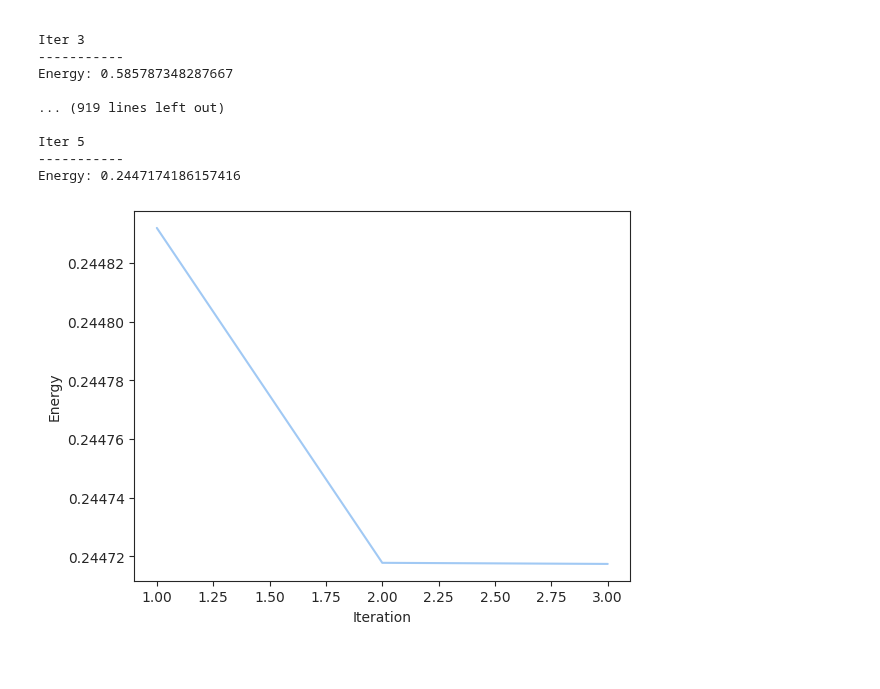
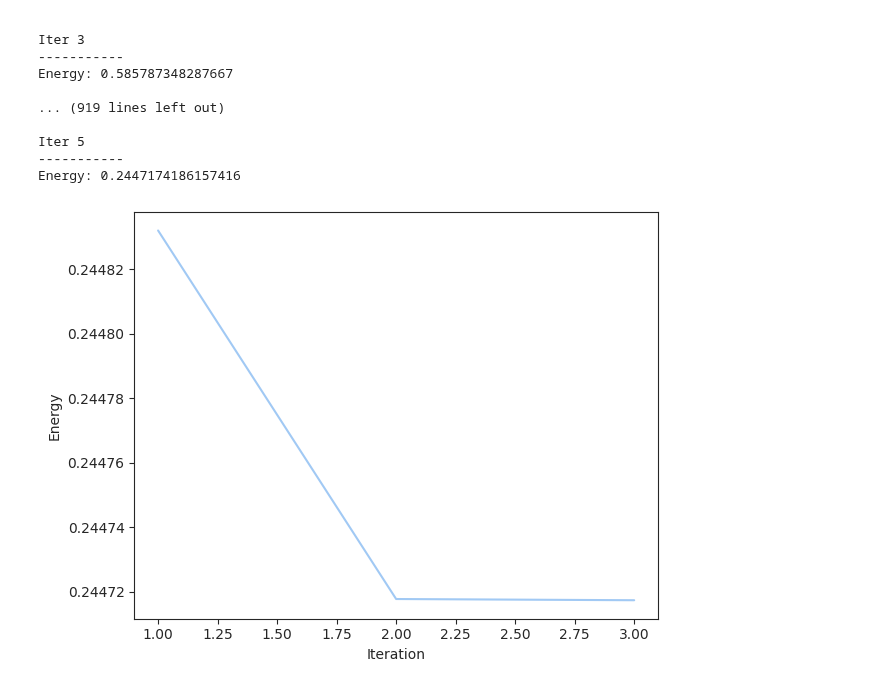
Before and after one commit to jfurches/nonlocalgames, a Jupyter notebook: g14.ipynb, the cells around one changed output. Cells and saved outputs as stored; diff of their text form; code cells hidden in the pictures; blank space fills up the shorter version.

```diff
--- a/g14.ipynb
+++ b/g14.ipynb
@@ -73,14 +74,15 @@ Energy: 0.2447174186157416
 # %%
 import pandas as pd
 
 df = pd.DataFrame({
     'energy': best_energies,
     'iter': list(range(1, len(best_energies) + 1))
 })
 
 sns.lineplot(data=df, x='iter', y='energy')
 plt.xlabel('Iteration')
 plt.ylabel('Energy')
+plt.tight_layout()
 plt.savefig('plots/g14_best_energy.png', dpi=300)
 # %% [output]
-[figure, old version]
+[figure, new version]
```
Also changed, not shown: parts of 1 cell of this notebook, 2 other files.
